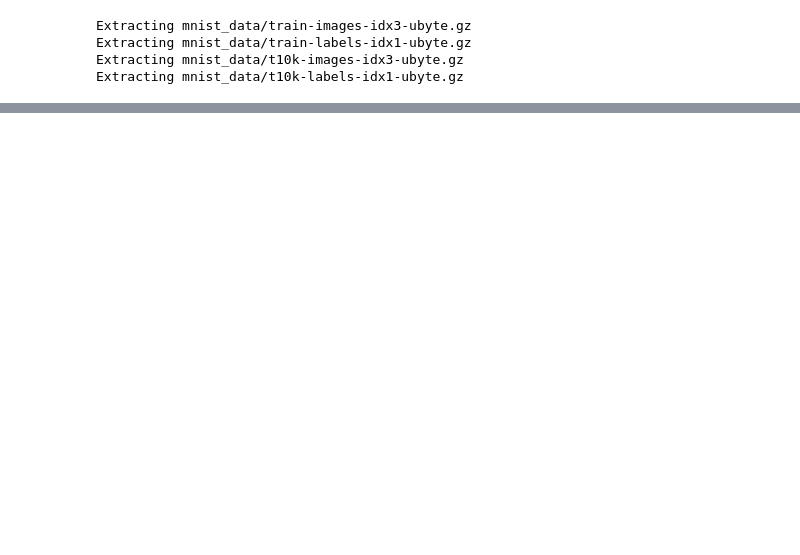
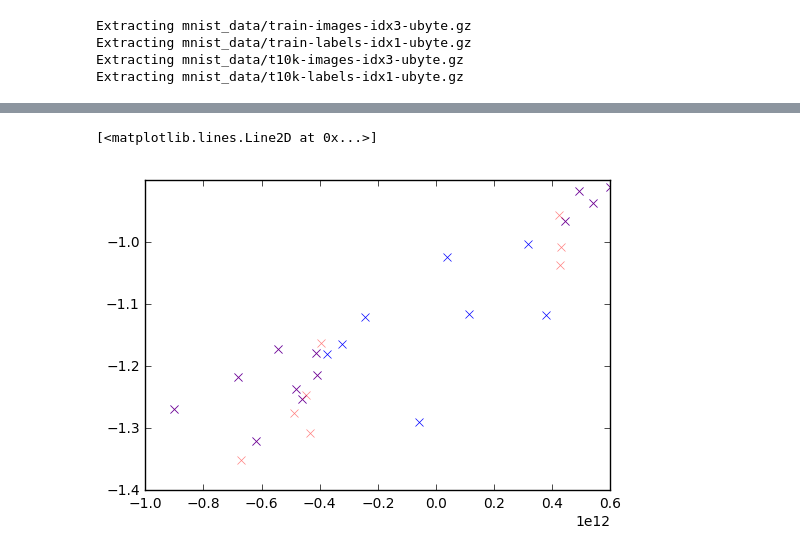
Before and after one commit to cgel/deep_quad, a Jupyter notebook: test_loss_influence_functions.ipynb, the cells around one changed output, grey strips where cells are left out. Saved outputs shown, nothing was run; the diff lists cells and outputs as text; code cells hidden in the pictures; blank space fills up the shorter version.

```diff
--- a/test_loss_influence_functions.ipynb
+++ b/test_loss_influence_functions.ipynb
@@ -215,0 +121,4 @@ for i in range(len(influence_acc)):
+# %%
+def simple_influence(z):
+    z_grad = sess.run(model.grads, {model.input_ph:z[0], model.y_:z[1] } )
+    return -inf.evalset_func_grads.dot(z_grad)
@@ -215,0 +179,6 @@ for i in range(len(influence_acc)):
+# %%
+plt.plot(s_infs, s_d_losses, "x")
+plt.plot(np.array(infs)/scale, d_losses, "x", color="red", alpha=0.5)
+# %% [output]
+[<matplotlib.lines.Line2D at 0x...>]
+[figure, added]
```
Also changed, not shown: parts of 26 cells of this notebook.
